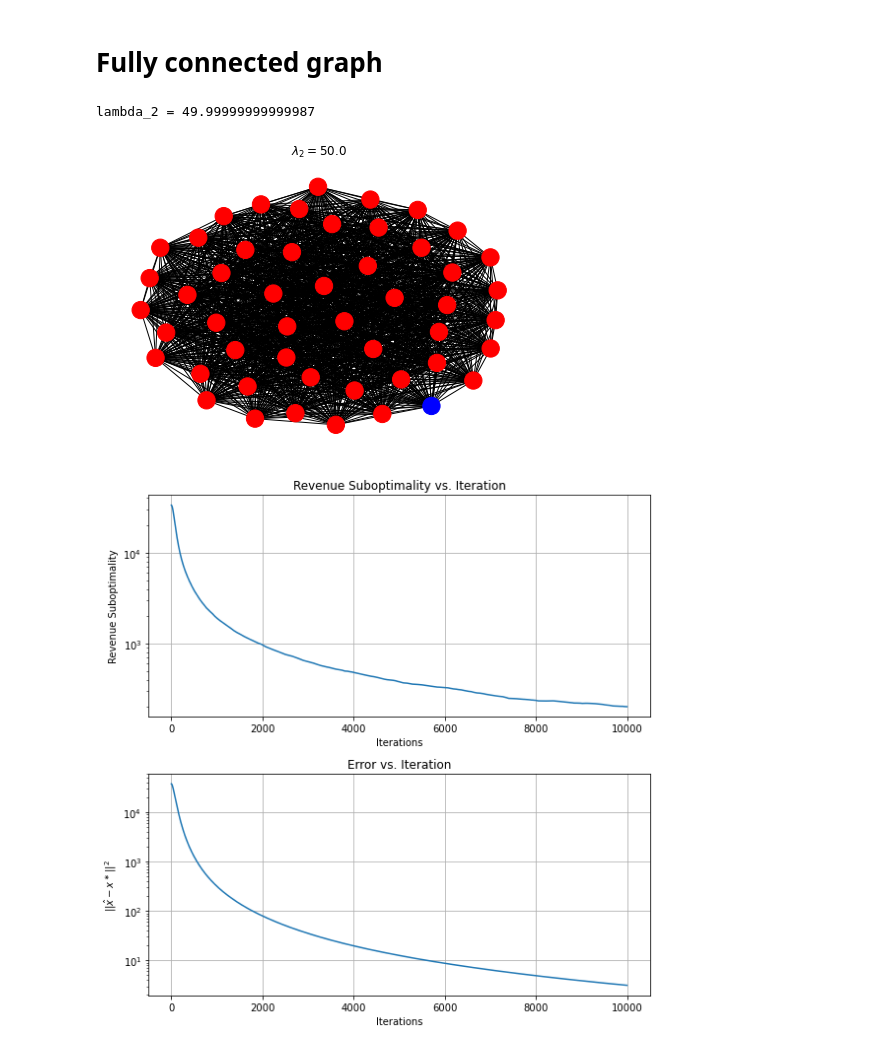
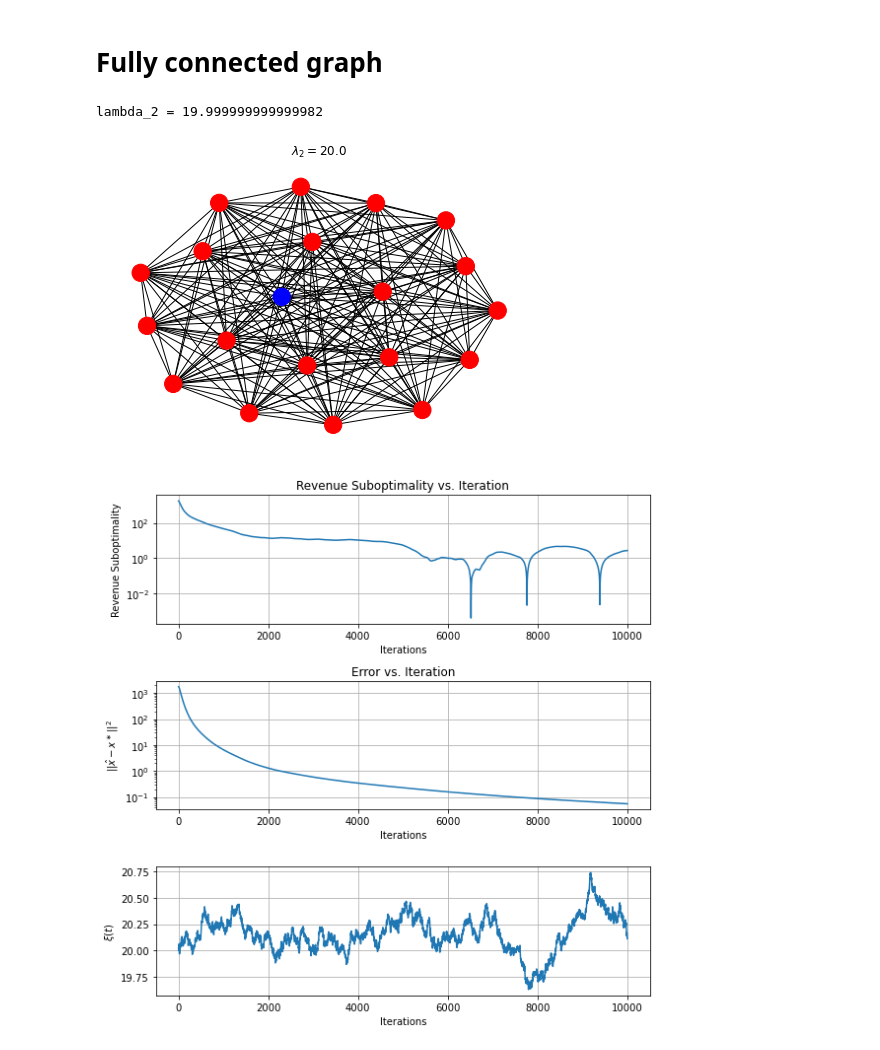
Before and after one commit to evanjfaulkner/Distributed-Opt, a Jupyter notebook: distributed_bertrand.ipynb, the cells around one changed output. Saved outputs shown, nothing was run; the diff lists cells and outputs as text; code cells hidden in the pictures.

Commit message:
added random walk

```diff
--- a/distributed_bertrand.ipynb
+++ b/distributed_bertrand.ipynb
@@ -21,11 +21,11 @@ $$D_i(x_i,x_{-i},\xi) = \xi + \theta_i^\top x$$
 # %% [markdown]
 # Generate Communication Network
 # %%
-n = 50  # Number of nodes
+n = 20  # Number of nodes
 n_i = 1  # Number of informed nodes
 print(f'{n} nodes, {n_i} informed')
 
-N_i = np.random.choice(n, size=n_i)  # Randomly select n_i informed nodes (Change this to reflect supply chain structure)
+N_i = np.random.choice(n, size=n_i, replace=False)  # Randomly select n_i informed nodes (Change this to reflect supply chain structure)
 N = np.zeros(n, dtype=bool)  # Set of n nodes, initialized to False (uninformed)
 N[N_i] = True  # Set informed node indices to True (informed)
 
@@ -58,6 +57,7 @@ plt.show()
 np.random.seed(37)
 theta_0 = (1/(n+3))*np.ones((n,n))-2*np.eye(n)
 theta = theta_0 + 0.1*np.random.randn(n,n)
-xi_bar = n
+xi_bar = 1e-5
+sigma_xi = 1e-2
 # %% [markdown]
 # Loss and Gradient Oracles
@@ -105,3 +78,9 @@ window = iterations
+# %%
+step = 1e-2
+alpha = 1-1e-3
+iterations = int(1e4)
+p_max = n
+window = iterations
 # %% [markdown]
 # Distributed SGD with asynchronous information
 # %%
@@ -116,12 +95,13 @@ rev_dist = []
 rev_bar = []
 x_dist_hist = []
 x_bar_hist = []
+xi_t = [n]
 
 for i in trange(iterations):
-    xi = n+np.random.randn(1)
+    xi_t.append(xi_t[-1] + sigma_xi*np.random.randn(1) + xi_bar)
     for node in range(n):
         if G.nodes[node]['informed']:
-            G.nodes[node]['xi'] = xi
+            G.nodes[node]['xi'] = xi_t[-1]
         else:
             xi_lst = []
             for neig in G.neighbors(node):
@@ -135,7 +115,7 @@ for i in trange(iterations):
     for j in range(n):
         xi_j = G.nodes[j]['xi']
         X[j] += (step*(alpha**i))*grad_revenue(X[j],theta,xi_j)
-        temp.append(total_revenue(X[j],theta,xi_bar))
+        temp.append(total_revenue(X[j],theta,xi_t[-1]))
     rev_dist.append(sum(temp)/len(temp))
     rev_bar.append(np.mean(rev_dist[-ma_len:]))
     X = np.clip(X,0,p_max)
@@ -177,7 +177,6 @@ revenue error = 0.0
 # Fully connected graph
 # %%
 np.random.seed(37)
-
 G = nx.complete_graph(n)  # Generate complete graph from the nodes in N
 
 attribute_dict = {}  # generate dictionary to add informed status as attribute to each node
@@ -197,43 +196,46 @@ plt.tight_layout()
 plt.savefig('./figures/complete.png')
 plt.show()
 
+np.random.seed(37)
+
 P = nx.laplacian_matrix(G).toarray()
 P = np.eye(n) - (1/(1+np.max(np.diagonal(P))))*P  # Define doubly stochastic mixing matrix from Laplacian
 
 X = np.random.rand(n,n)
 
 rev_dist = []
 rev_bar = []
 x_dist_hist = []
 x_bar_hist = []
+xi_t_fc = [n]
 
 for i in trange(iterations):
-    xi = n+np.random.randn(1)
+    xi_t_fc.append(xi_t_fc[-1] + sigma_xi*np.random.randn(1) + xi_bar)
     for node in range(n):
         if G.nodes[node]['informed']:
-            G.nodes[node]['xi'] = xi
+            G.nodes[node]['xi'] = xi_t_fc[-1]
         else:
             xi_lst = []
             for neig in G.neighbors(node):
                 xi_lst.append(G.nodes[neig]['xi'])
             G.nodes[node]['xi'] = sum(xi_lst)/len(xi_lst)
     x_dist_hist.append(np.mean(X.copy(),axis=0))
     ma_len = min(window,len(x_dist_hist))
     x_bar_hist.append(np.mean(x_dist_hist[-ma_len:],axis=0))
     X = np.dot(P,X)
     temp = []
     for j in range(n):
         xi_j = G.nodes[j]['xi']
         X[j] += (step*(alpha**i))*grad_revenue(X[j],theta,xi_j)
-        temp.append(total_revenue(X[j],theta,xi_j))
+        temp.append(total_revenue(X[j],theta,xi_t_fc[-1]))
     rev_dist.append(sum(temp)/len(temp))
     rev_bar.append(np.mean(rev_dist[-ma_len:]))
     X = np.clip(X,0,p_max)
 # %% [output]
-lambda_2 = 49.99999999999987
+lambda_2 = 19.999999999999982
-[figure, old version]
+[figure, new version]
 # %%
-fig, ax = plt.subplots(2,1,figsize=(8,8))
+fig, ax = plt.subplots(3,1,figsize=(8,8))
 rev_err_fc = abs(revenue_so - rev_bar)
 ax[0].semilogy(rev_err_fc)
 ax[0].grid()
@@ -246,12 +248,16 @@ ax[1].grid()
 ax[1].set_title('Error vs. Iteration')
 ax[1].set_xlabel('Iterations')
 ax[1].set_ylabel(r'$||\hat{x}-x^\ast||^2$')
+ax[2].plot(xi_t_fc)
+ax[2].grid()
+ax[2].set_ylabel(r'$\xi(t)$')
+ax[2].set_xlabel('Iterations')
 
 plt.tight_layout()
 plt.savefig('./figures/dist_sgd_fc.png')
 plt.show()
 # %% [output]
-[figure, old version]
+[figure, new version]
 # %%
 print(f'x = {X[0].round(2)}')
 print(f'x error = {(la.norm(x_so-np.mean(x_dist_hist[-1000:],axis=0))**2).round(5)}')
```
Also changed, not shown: parts of 18 cells of this notebook, 10 other files.
